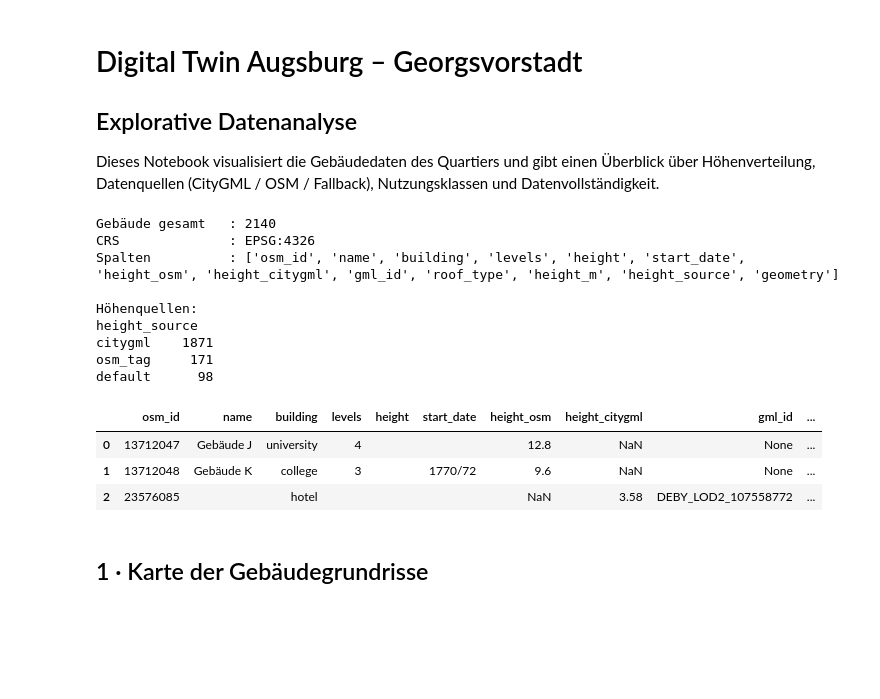
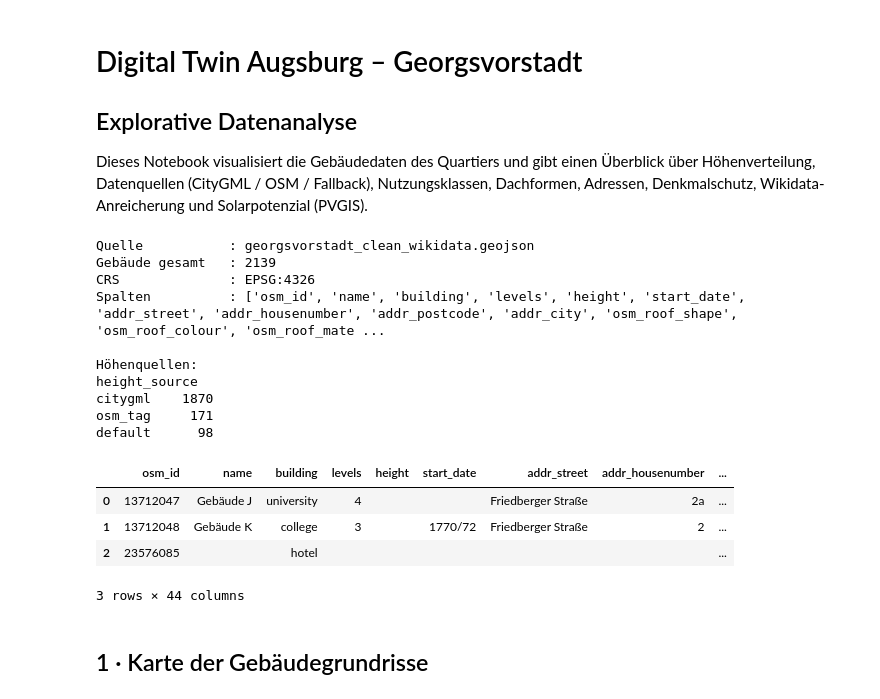
Before and after one commit to Awoladi/Digital_Twin_Augsburg, a Jupyter notebook: notebooks/01_explore_georgsvorstadt.ipynb, the cells around one changed output. Drawn from its saved outputs; the diff is of its cells as text; code cells hidden in the pictures; blank space fills up the shorter version.

```diff
--- a/notebooks/01_explore_georgsvorstadt.ipynb
+++ b/notebooks/01_explore_georgsvorstadt.ipynb
@@ -3,7 +3,8 @@
 ## Explorative Datenanalyse
 
 Dieses Notebook visualisiert die Gebäudedaten des Quartiers und gibt einen Überblick über
-Höhenverteilung, Datenquellen (CityGML / OSM / Fallback), Nutzungsklassen und Datenvollständigkeit.
+Höhenverteilung, Datenquellen (CityGML / OSM / Fallback), Nutzungsklassen, Dachformen,
+Adressen, Denkmalschutz, Wikidata-Anreicherung und Solarpotenzial (PVGIS).
 # %%
 import sys
 from pathlib import Path
@@ -16,34 +17,40 @@ import pandas as pd
 
 from configs.settings import BUILDINGS_GEOJSON, DATA_INTERIM
 # %%
-# Bereinigtes GeoJSON laden (nach Phase 2)
-clean_path = DATA_INTERIM / 'georgsvorstadt_clean.geojson'
-gdf = gpd.read_file(clean_path)
+# Bereinigtes GeoJSON laden (nach Phase 2) – Wikidata-Anreicherung bevorzugen, falls vorhanden (Phase 8)
+wikidata_path = DATA_INTERIM / 'georgsvorstadt_clean_wikidata.geojson'
+clean_path    = DATA_INTERIM / 'georgsvorstadt_clean.geojson'
+geojson_path  = wikidata_path if wikidata_path.exists() else clean_path
+
+gdf = gpd.read_file(geojson_path)
 gdf_metric = gdf.to_crs('EPSG:25832')
 
+print(f'Quelle           : {geojson_path.name}')
 print(f'Gebäude gesamt   : {len(gdf)}')
 print(f'CRS              : {gdf.crs}')
 print(f'Spalten          : {list(gdf.columns)}')
 print()
 # Höhenquellen-Übersicht
 if 'height_source' in gdf.columns:
     print('Höhenquellen:')
     print(gdf['height_source'].value_counts().to_string())
 gdf.head(3)
 # %% [output]
-Gebäude gesamt   : 2140
+Quelle           : georgsvorstadt_clean_wikidata.geojson
+Gebäude gesamt   : 2139
 CRS              : EPSG:4326
-Spalten          : ['osm_id', 'name', 'building', 'levels', 'height', 'start_date', 'height_osm', 'height_citygml', 'gml_id', 'roof_type', 'height_m', 'height_source', 'geometry']
+Spalten          : ['osm_id', 'name', 'building', 'levels', 'height', 'start_date', 'addr_street', 'addr_housenumber', 'addr_postcode', 'addr_city', 'osm_roof_shape', 'osm_roof_colour', 'osm_roof_mate ...
 
 Höhenquellen:
 height_source
-citygml    1871
+citygml    1870
 osm_tag     171
 default      98
-|  | osm_id | name | building | levels | height | start_date | height_osm | height_citygml | gml_id | ... |
-| 0 | 13712047 | Gebäude J | university | 4 |  |  | 12.8 | NaN | None | ... |
-| 1 | 13712048 | Gebäude K | college | 3 |  | 1770/72 | 9.6 | NaN | None | ... |
-| 2 | 23576085 |  | hotel |  |  |  | NaN | 3.58 | DEBY_LOD2_107558772 | ... |
+|  | osm_id | name | building | levels | height | start_date | addr_street | addr_housenumber | ... |
+| 0 | 13712047 | Gebäude J | university | 4 |  |  | Friedberger Straße | 2a | ... |
+| 1 | 13712048 | Gebäude K | college | 3 |  | 1770/72 | Friedberger Straße | 2 | ... |
+| 2 | 23576085 |  | hotel |  |  |  |  |  | ... |
+3 rows × 44 columns
 # %% [markdown]
 ## 1 · Karte der Gebäudegrundrisse
 # %%
```
Also changed, not shown: parts of 8 cells of this notebook, 8 other files.
